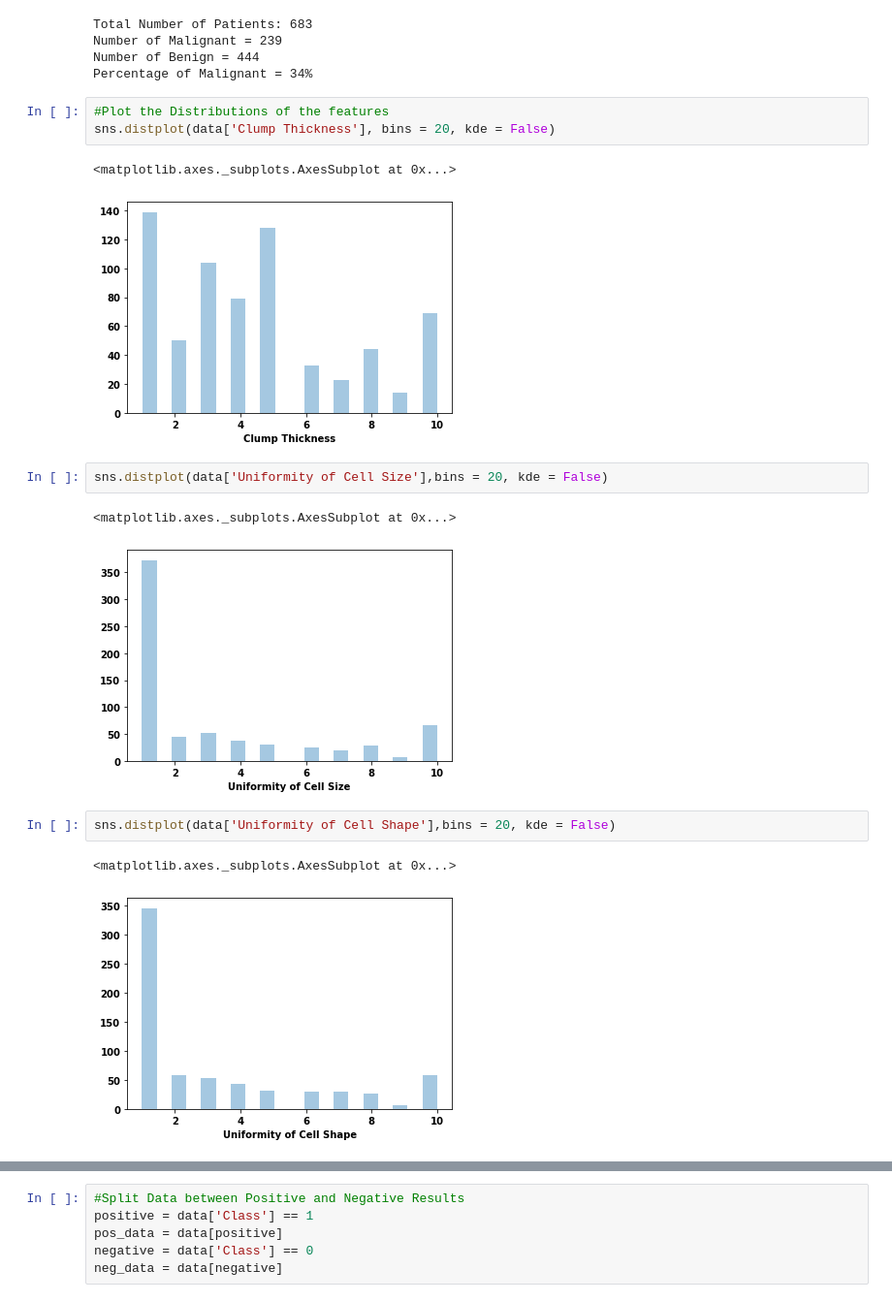
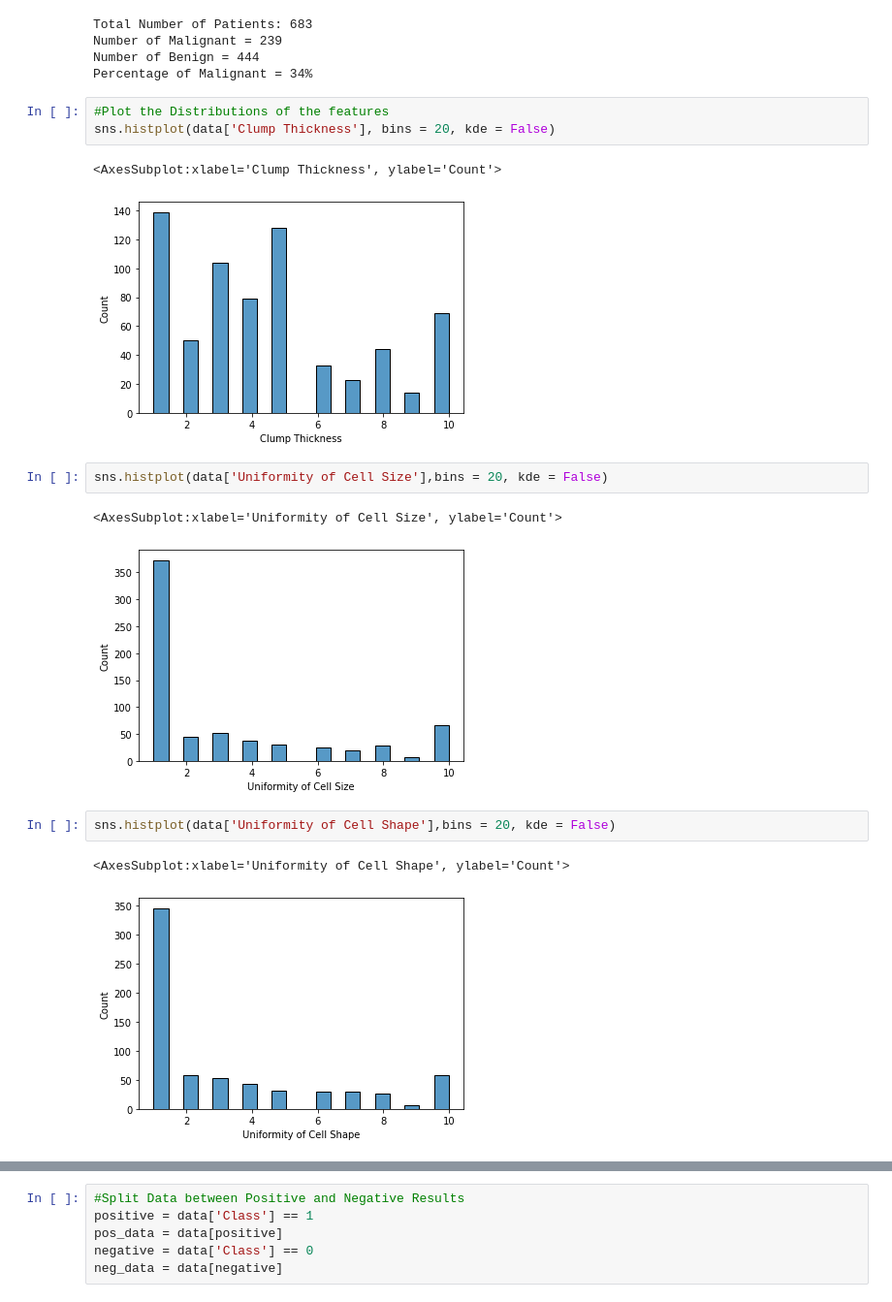
Before and after one commit to pbrebner/binary-classification-from-scratch, a Jupyter notebook: Task 1/DataSetAnalysis_BreastCancerDiagnosis.ipynb, the cells around one changed output, grey strips where cells are left out. Shown at 97% size. Drawn from its saved outputs; the diff is of its cells as text.

```diff
--- a/Task 1/DataSetAnalysis_BreastCancerDiagnosis.ipynb
+++ b/Task 1/DataSetAnalysis_BreastCancerDiagnosis.ipynb
@@ -121,18 +122,18 @@ Number of Benign = 444
 Percentage of Malignant = 34%
 # %%
 #Plot the Distributions of the features
-sns.distplot(data['Clump Thickness'], bins = 20, kde = False)
+sns.histplot(data['Clump Thickness'], bins = 20, kde = False)
 # %% [output]
-<matplotlib.axes._subplots.AxesSubplot at 0x...>
+<AxesSubplot:xlabel='Clump Thickness', ylabel='Count'>
-[figure, old version]
+[figure, new version]
 # %%
-sns.distplot(data['Uniformity of Cell Size'],bins = 20, kde = False)
+sns.histplot(data['Uniformity of Cell Size'],bins = 20, kde = False)
 # %% [output]
-<matplotlib.axes._subplots.AxesSubplot at 0x...>
+<AxesSubplot:xlabel='Uniformity of Cell Size', ylabel='Count'>
-[figure, old version]
+[figure, new version]
 # %%
-sns.distplot(data['Uniformity of Cell Shape'],bins = 20, kde = False)
+sns.histplot(data['Uniformity of Cell Shape'],bins = 20, kde = False)
 # %% [output]
-<matplotlib.axes._subplots.AxesSubplot at 0x...>
+<AxesSubplot:xlabel='Uniformity of Cell Shape', ylabel='Count'>
-[figure, old version]
+[figure, new version]
 # %%
```
Also changed, not shown: parts of 23 cells of this notebook.
